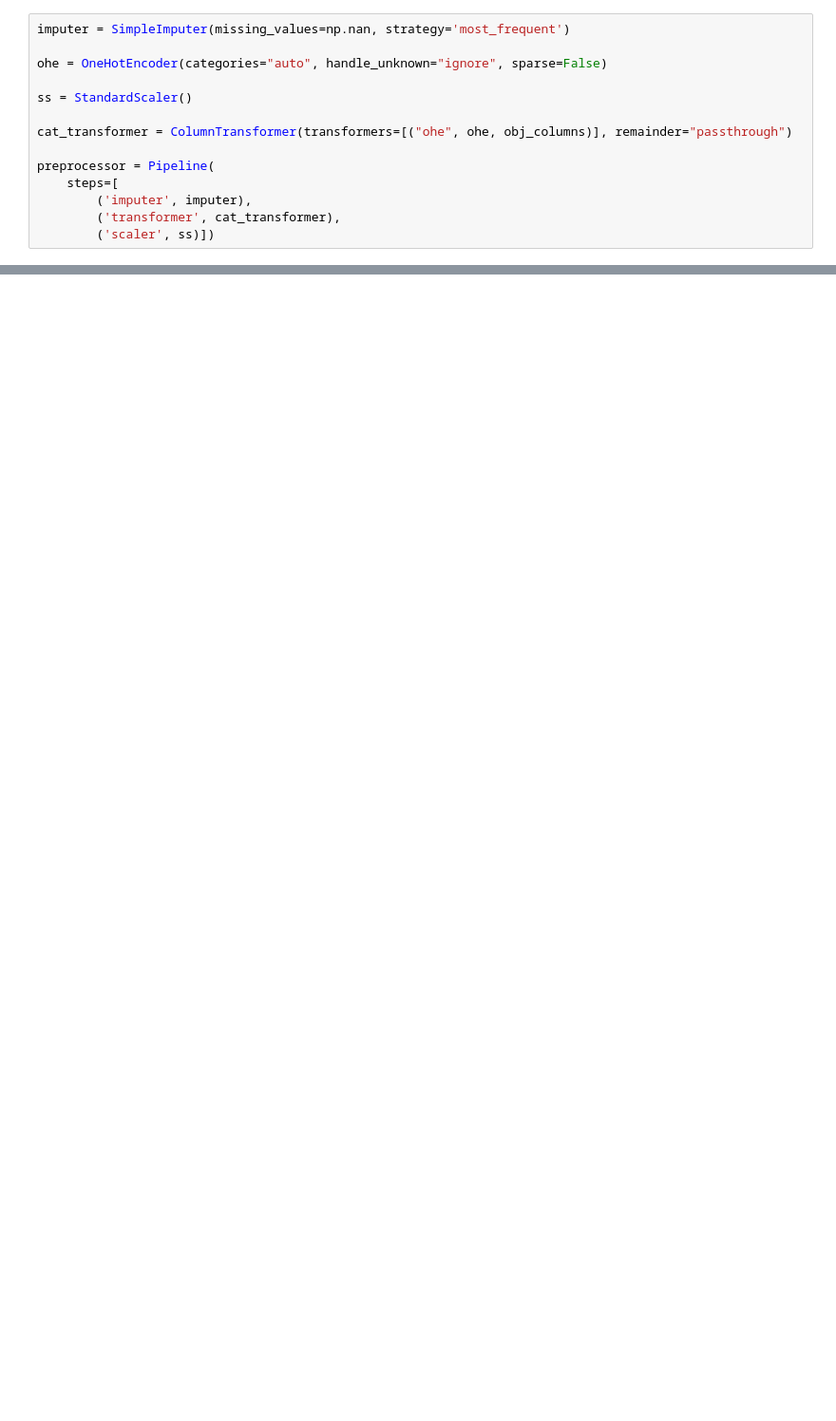
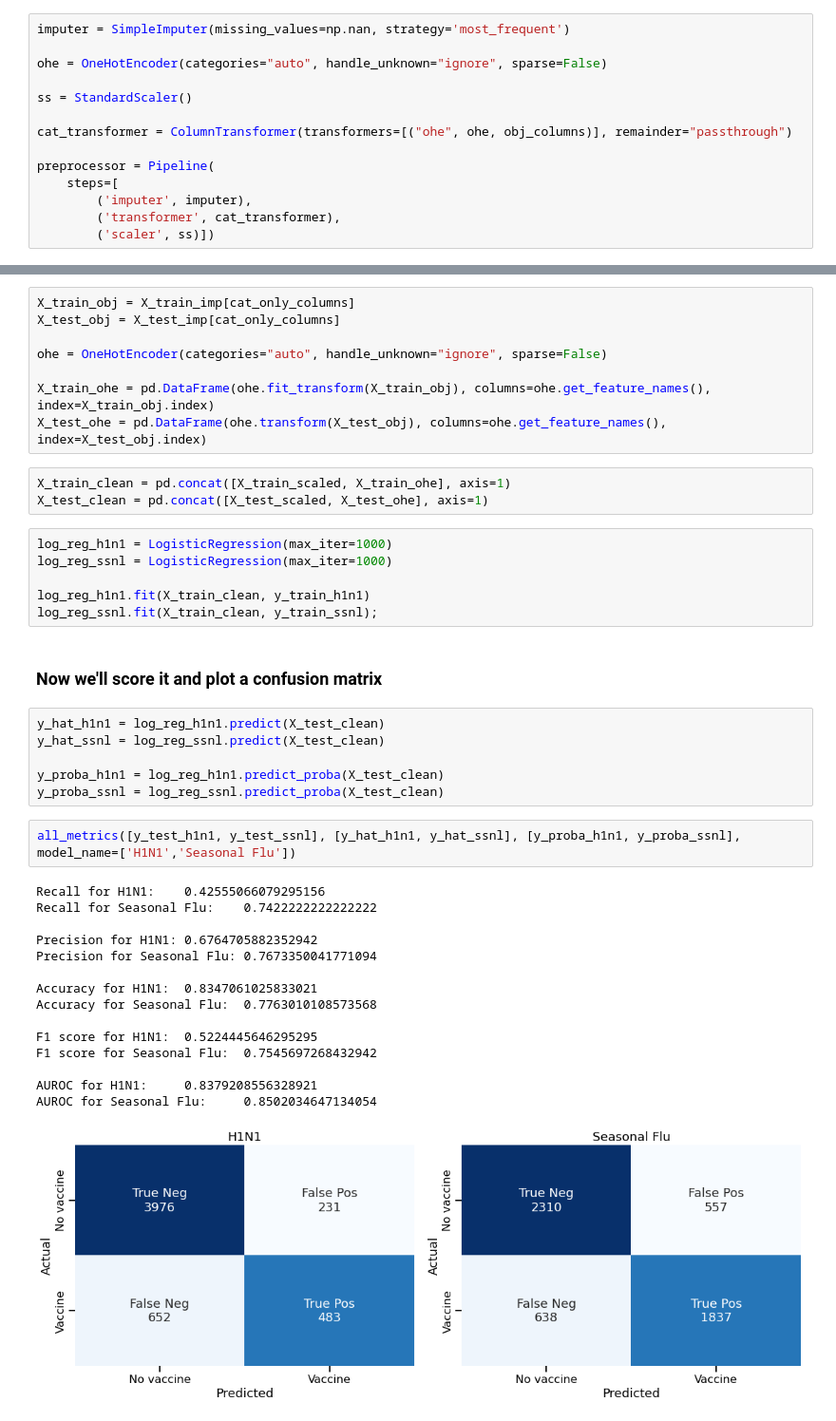
Before and after one commit to jeffbeech/Flu-Shot-Learning, a Jupyter notebook: matt notebook.ipynb, the cells around one changed output, grey strips where cells are left out. Shown: that part at 95% size. Drawn from its saved outputs; the diff is of its cells as text; blank space fills up the shorter version.

```diff
--- a/matt notebook.ipynb
+++ b/matt notebook.ipynb
@@ -466,0 +564,43 @@ preprocessor = Pipeline(
+# %%
+X_train_obj = X_train_imp[cat_only_columns]
+X_test_obj = X_test_imp[cat_only_columns]
+
+ohe = OneHotEncoder(categories="auto", handle_unknown="ignore", sparse=False)
+
+X_train_ohe = pd.DataFrame(ohe.fit_transform(X_train_obj), columns=ohe.get_feature_names(), index=X_train_obj.index)
+X_test_ohe = pd.DataFrame(ohe.transform(X_test_obj), columns=ohe.get_feature_names(), index=X_test_obj.index)
+# %%
+X_train_clean = pd.concat([X_train_scaled, X_train_ohe], axis=1)
+X_test_clean = pd.concat([X_test_scaled, X_test_ohe], axis=1)
+# %%
+log_reg_h1n1 = LogisticRegression(max_iter=1000)
+log_reg_ssnl = LogisticRegression(max_iter=1000)
+
+log_reg_h1n1.fit(X_train_clean, y_train_h1n1)
+log_reg_ssnl.fit(X_train_clean, y_train_ssnl);
+# %% [markdown]
+### Now we'll score it and plot a confusion matrix
+# %%
+y_hat_h1n1 = log_reg_h1n1.predict(X_test_clean)
+y_hat_ssnl = log_reg_ssnl.predict(X_test_clean)
+
+y_proba_h1n1 = log_reg_h1n1.predict_proba(X_test_clean)
+y_proba_ssnl = log_reg_ssnl.predict_proba(X_test_clean)
+# %%
+all_metrics([y_test_h1n1, y_test_ssnl], [y_hat_h1n1, y_hat_ssnl], [y_proba_h1n1, y_proba_ssnl], model_name=['H1N1','Seasonal Flu'])
+# %% [output]
+Recall for H1N1:    0.42555066079295156
+Recall for Seasonal Flu:    0.7422222222222222
+
+Precision for H1N1: 0.6764705882352942
+Precision for Seasonal Flu: 0.7673350041771094
+
+Accuracy for H1N1:  0.8347061025833021
+Accuracy for Seasonal Flu:  0.7763010108573568
+
+F1 score for H1N1:  0.5224445646295295
+F1 score for Seasonal Flu:  0.7545697268432942
+
+AUROC for H1N1:     0.8379208556328921
+AUROC for Seasonal Flu:     0.8502034647134054
+[figure, added]
```
Also changed, not shown: parts of 46 cells of this notebook.
